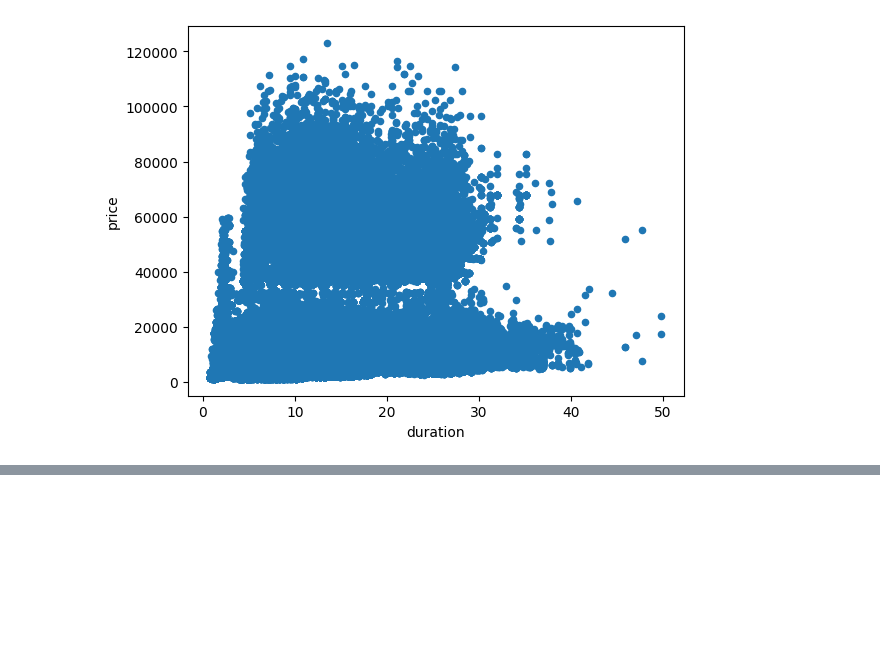
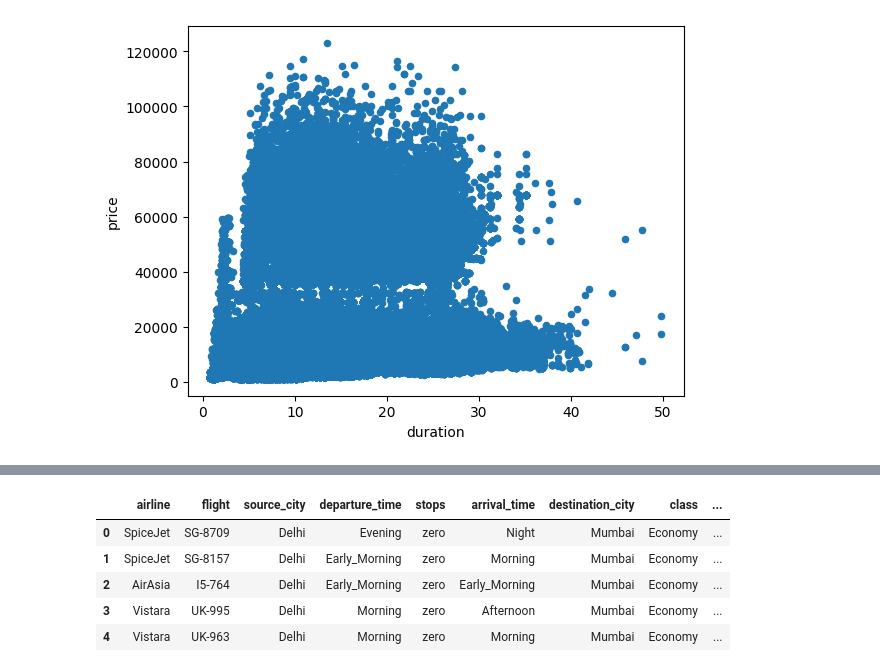
Before and after one commit to calebang/IS460, a Jupyter notebook: 01_Data Prep/01a_EDA.ipynb, the cells around one changed output, grey strips where cells are left out. Saved outputs shown, nothing was run; the diff lists cells and outputs as text; code cells hidden in the pictures; blank space fills up the shorter version.

```diff
--- a/01_Data Prep/01a_EDA.ipynb
+++ b/01_Data Prep/01a_EDA.ipynb
@@ -128,0 +180,17 @@ Stored 'df' (DataFrame)
+# %%
+from sklearn.preprocessing import StandardScaler
+variables = ['duration_sqrt', 'price_boxcox', 'days_left']
+x = df[variables]
+x = StandardScaler().fit_transform(x)
+x = pd.DataFrame(x, columns=[f'{col}_scaled' for col in variables])
+df  = pd.concat([df, x], axis=1)
+df = df.drop('duration_sqrt', axis = 1)
+df = df.drop('price_boxcox', axis = 1)
+df.head()
+# %% [output]
+|  | airline | flight | source_city | departure_time | stops | arrival_time | destination_city | class | ... |
+| 0 | SpiceJet | SG-8709 | Delhi | Evening | zero | Night | Mumbai | Economy | ... |
+| 1 | SpiceJet | SG-8157 | Delhi | Early_Morning | zero | Morning | Mumbai | Economy | ... |
+| 2 | AirAsia | I5-764 | Delhi | Early_Morning | zero | Early_Morning | Mumbai | Economy | ... |
+| 3 | Vistara | UK-995 | Delhi | Morning | zero | Afternoon | Mumbai | Economy | ... |
+| 4 | Vistara | UK-963 | Delhi | Morning | zero | Morning | Mumbai | Economy | ... |
```
Also changed, not shown: parts of 6 cells of this notebook, 2 other files.
